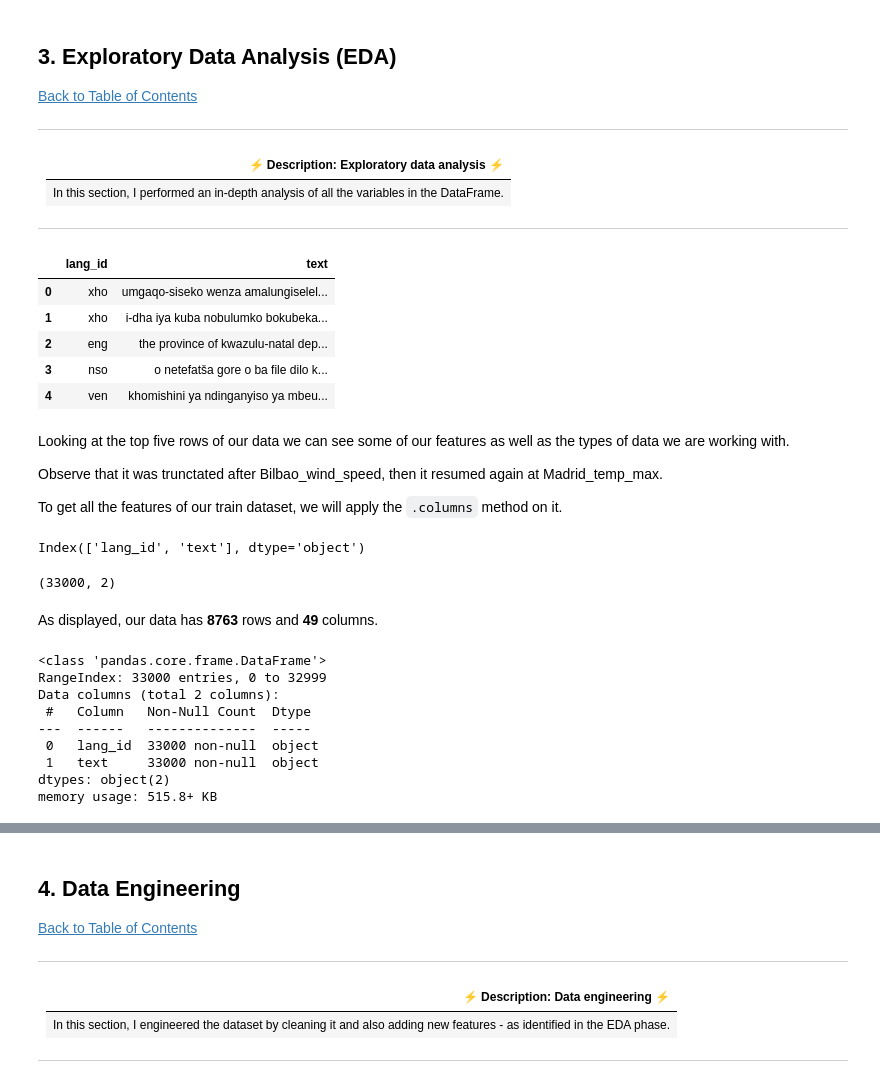
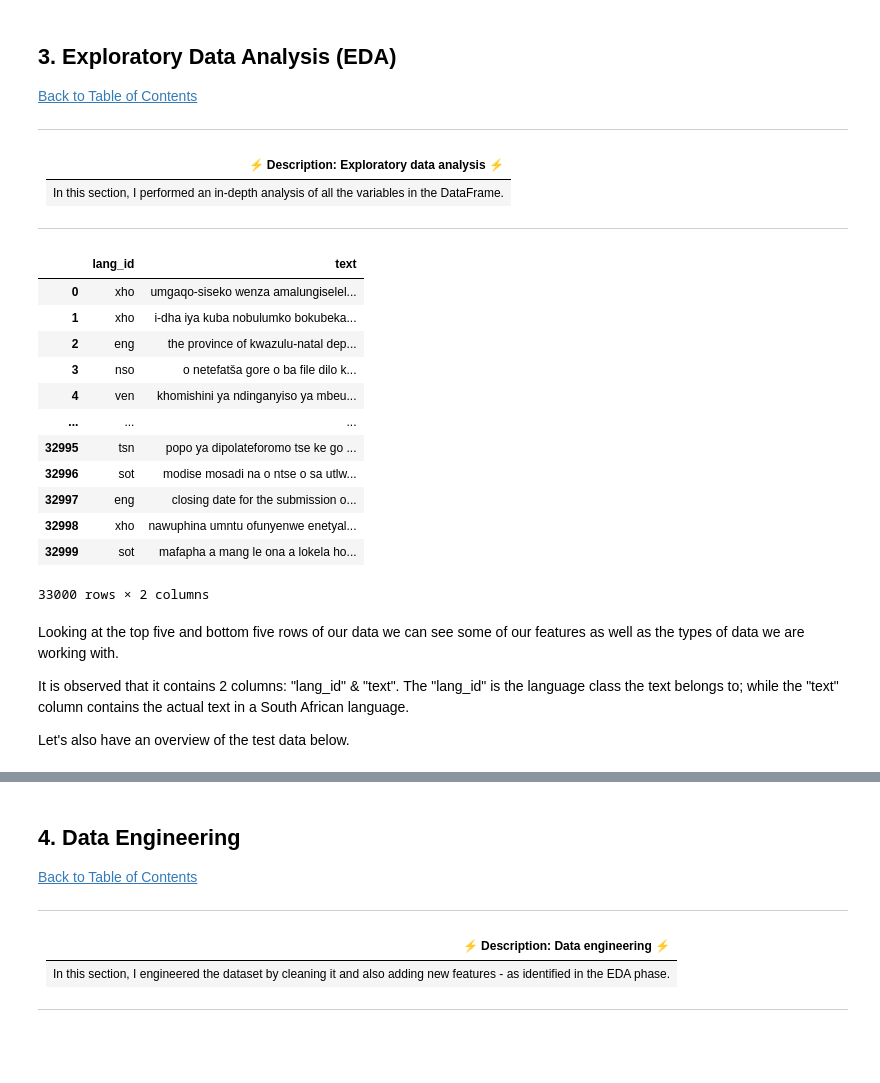
Before and after one commit to JoshOlam/South-African-Language-Identification-Hack-2022, a Jupyter notebook: starter-notebook.ipynb, the cells around one changed output, grey strips where cells are left out. Drawn from its saved outputs; the diff is of its cells as text; code cells hidden in the pictures; blank space fills up the shorter version.

```diff
--- a/starter-notebook.ipynb
+++ b/starter-notebook.ipynb
@@ -87,5 +137,6 @@ warnings.filterwarnings('ignore')
 
 ---
 # %%
-df = pd.read_csv("train_set.csv") # load the data
-df.head() #This is just to be sure the dataset is loaded and to have a glance at it
+df_train = pd.read_csv("train_set.csv") # load the train data
+
+df_test = pd.read_csv("test_set.csv") # load the  test data
@@ -110,40 +154,26 @@ df.head() #This is just to be sure the dataset is loaded and to have a glance at
 
 ---
 # %%
-# look at data statistics
-df.head()
+df_train #This is to have an overview of the trains data.
 # %% [output]
 |  | lang_id | text |
 | 0 | xho | umgaqo-siseko wenza amalungiselel... |
 | 1 | xho | i-dha iya kuba nobulumko bokubeka... |
 | 2 | eng | the province of kwazulu-natal dep... |
 | 3 | nso | o netefatša gore o ba file dilo k... |
 | 4 | ven | khomishini ya ndinganyiso ya mbeu... |
+| ... | ... | ... |
+| 32995 | tsn | popo ya dipolateforomo tse ke go ... |
+| 32996 | sot | modise mosadi na o ntse o sa utlw... |
+| 32997 | eng | closing date for the submission o... |
+| 32998 | xho | nawuphina umntu ofunyenwe enetyal... |
+| 32999 | sot | mafapha a mang le ona a lokela ho... |
+33000 rows × 2 columns
 # %% [markdown]
-Looking at the top five rows of our data we can see some of our features as well as the types of data we are working with.
+Looking at the top five and bottom five rows of our data we can see some of our features as well as the types of data we are working with.
 
-Observe that it was trunctated after Bilbao_wind_speed, then it resumed again at Madrid_temp_max.
+It is observed that it contains 2 columns: "lang_id" & "text".
+The "lang_id" is the language class the text belongs to; while the "text" column contains the actual text in a South African language.
 
-To get all the features of our train dataset, we will apply the `.columns` method on it.
+
+Let's also have an overview of the test data below.
-# %%
-df.columns #This will return all the column names in the dataset
-# %% [output]
-Index(['lang_id', 'text'], dtype='object')
-# %%
-df.shape #This will show us the 'shape' of our dataset.
-# %% [output]
-(33000, 2)
-# %% [markdown]
-As displayed, our data has **8763** rows and **49** columns.
-# %%
-df.info()
-# %% [output]
-<class 'pandas.core.frame.DataFrame'>
-RangeIndex: 33000 entries, 0 to 32999
-Data columns (total 2 columns):
- #   Column   Non-Null Count  Dtype
----  ------   --------------  -----
- 0   lang_id  33000 non-null  object
- 1   text     33000 non-null  object
-dtypes: object(2)
-memory usage: 515.8+ KB
```
Also changed, not shown: parts of 20 cells of this notebook.
